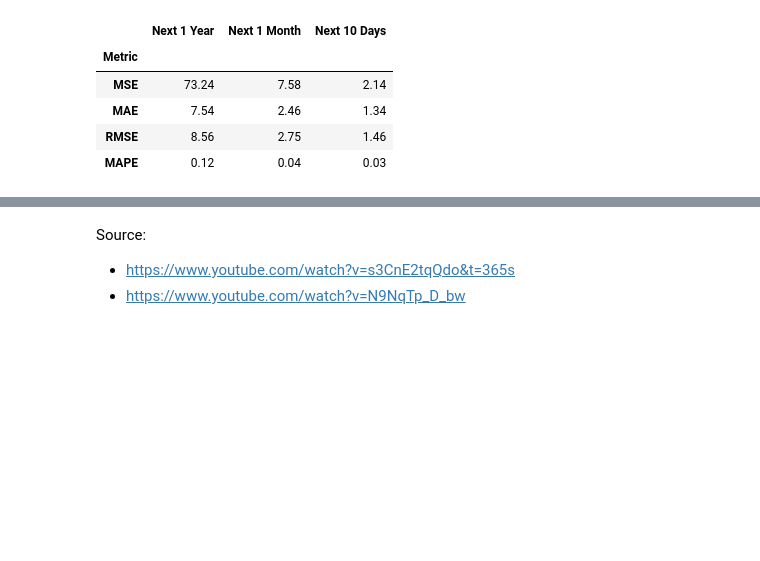
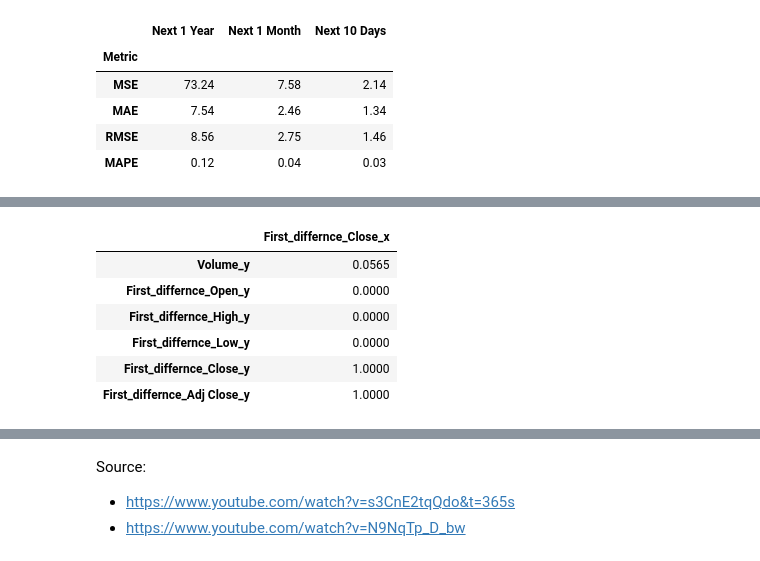
Before and after one commit to sohamthirty/Stock-Price-Prediction-with-Sentiment-Analysis, a Jupyter notebook: Stock_Price_Scraping_EDA.ipynb, the cells around one changed output, grey strips where cells are left out. Cells and saved outputs as stored; diff of their text form; code cells hidden in the pictures; blank space fills up the shorter version.

```diff
--- a/Stock_Price_Scraping_EDA.ipynb
+++ b/Stock_Price_Scraping_EDA.ipynb
@@ -647,0 +745,10 @@ df_results
+# %%
+granger_df[['First_differnce_Close_x']]
+# %% [output]
+|  | First_differnce_Close_x |
+| Volume_y | 0.0565 |
+| First_differnce_Open_y | 0.0000 |
+| First_differnce_High_y | 0.0000 |
+| First_differnce_Low_y | 0.0000 |
+| First_differnce_Close_y | 1.0000 |
+| First_differnce_Adj Close_y | 1.0000 |
```
Also changed, not shown: parts of 20 cells of this notebook.
